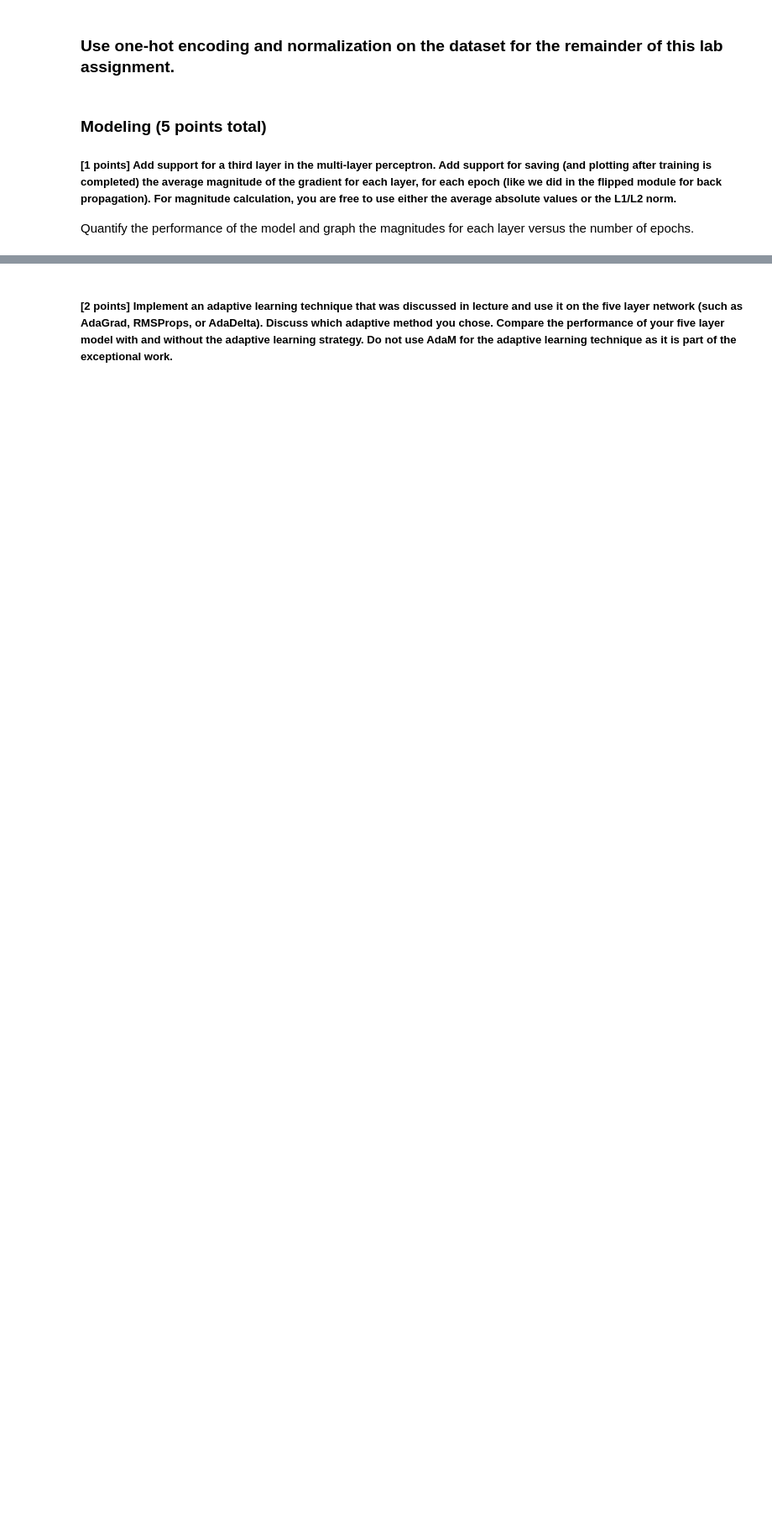
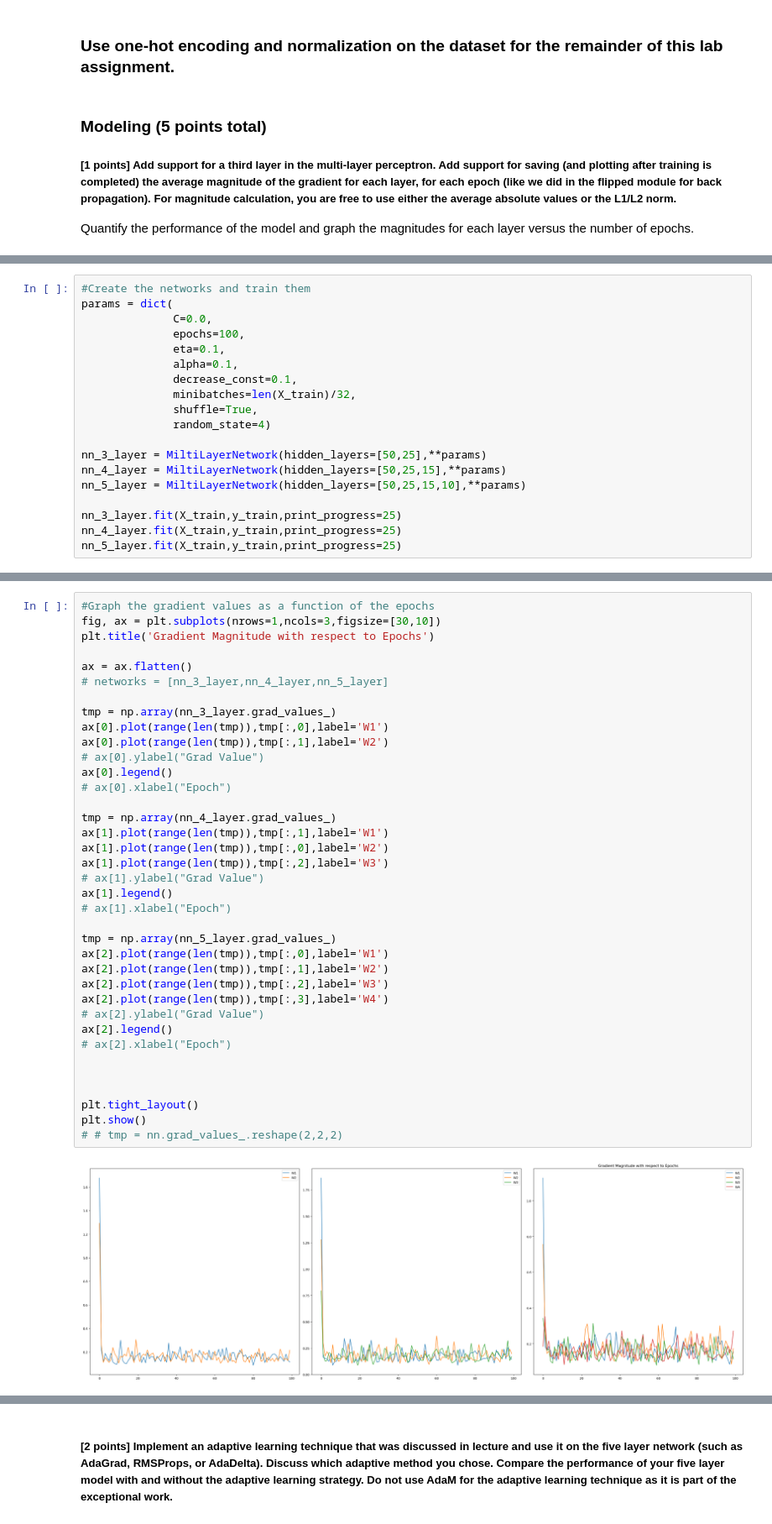
Before and after one commit to AlexShock66/LAB-4-MLP, a Jupyter notebook: MLP_Beaned.ipynb, the cells around one changed output, grey strips where cells are left out. Shown at 84% size. Saved outputs shown, nothing was run; the diff lists cells and outputs as text; blank space fills up the shorter version.

Commit message:
Done with all but grad section

```diff
--- a/MLP_Beaned.ipynb
+++ b/MLP_Beaned.ipynb
@@ -973,0 +879,19 @@ class MiltiLayerNetwork(object):
+# %%
+#Create the networks and train them
+params = dict(
+              C=0.0,
+              epochs=100,
+              eta=0.1,
+              alpha=0.1,
+              decrease_const=0.1,
+              minibatches=len(X_train)/32,
+              shuffle=True,
+              random_state=4)
+
+nn_3_layer = MiltiLayerNetwork(hidden_layers=[50,25],**params)
+nn_4_layer = MiltiLayerNetwork(hidden_layers=[50,25,15],**params)
+nn_5_layer = MiltiLayerNetwork(hidden_layers=[50,25,15,10],**params)
+
+nn_3_layer.fit(X_train,y_train,print_progress=25)
+nn_4_layer.fit(X_train,y_train,print_progress=25)
+nn_5_layer.fit(X_train,y_train,print_progress=25)
@@ -973,0 +914,39 @@ class MiltiLayerNetwork(object):
+# %%
+#Graph the gradient values as a function of the epochs
+fig, ax = plt.subplots(nrows=1,ncols=3,figsize=[30,10])
+plt.title('Gradient Magnitude with respect to Epochs')
+
+ax = ax.flatten()
+# networks = [nn_3_layer,nn_4_layer,nn_5_layer]
+
+tmp = np.array(nn_3_layer.grad_values_)
+ax[0].plot(range(len(tmp)),tmp[:,0],label='W1')
+ax[0].plot(range(len(tmp)),tmp[:,1],label='W2')
+# ax[0].ylabel("Grad Value")
+ax[0].legend()
+# ax[0].xlabel("Epoch")
+
+tmp = np.array(nn_4_layer.grad_values_)
+ax[1].plot(range(len(tmp)),tmp[:,1],label='W1')
+ax[1].plot(range(len(tmp)),tmp[:,0],label='W2')
+ax[1].plot(range(len(tmp)),tmp[:,2],label='W3')
+# ax[1].ylabel("Grad Value")
+ax[1].legend()
+# ax[1].xlabel("Epoch")
+
+tmp = np.array(nn_5_layer.grad_values_)
+ax[2].plot(range(len(tmp)),tmp[:,0],label='W1')
+ax[2].plot(range(len(tmp)),tmp[:,1],label='W2')
+ax[2].plot(range(len(tmp)),tmp[:,2],label='W3')
+ax[2].plot(range(len(tmp)),tmp[:,3],label='W4')
+# ax[2].ylabel("Grad Value")
+ax[2].legend()
+# ax[2].xlabel("Epoch")
+
+
+
+plt.tight_layout()
+plt.show()
+# # tmp = nn.grad_values_.reshape(2,2,2)
+# %% [output]
+[figure, added]
```
Also changed, not shown: parts of 59 cells of this notebook.
